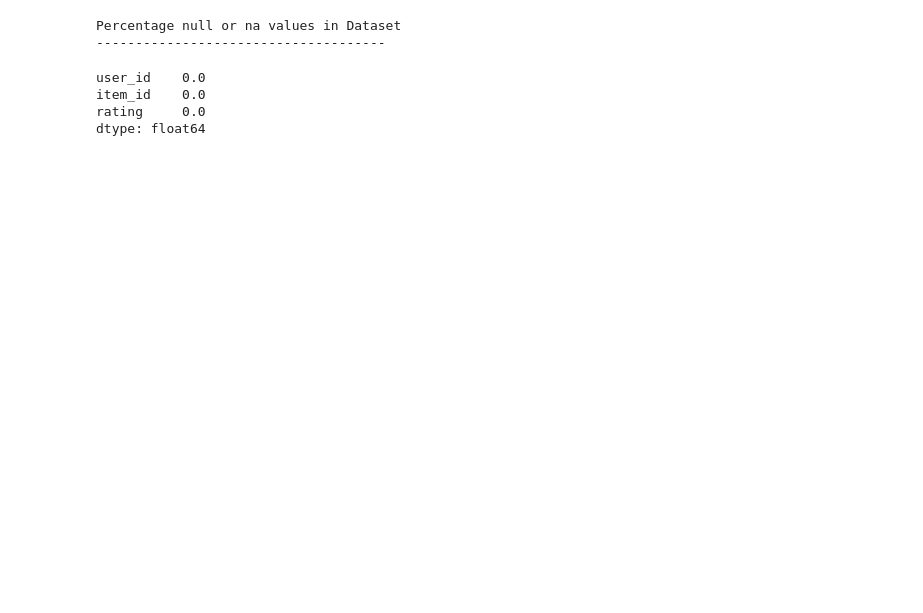
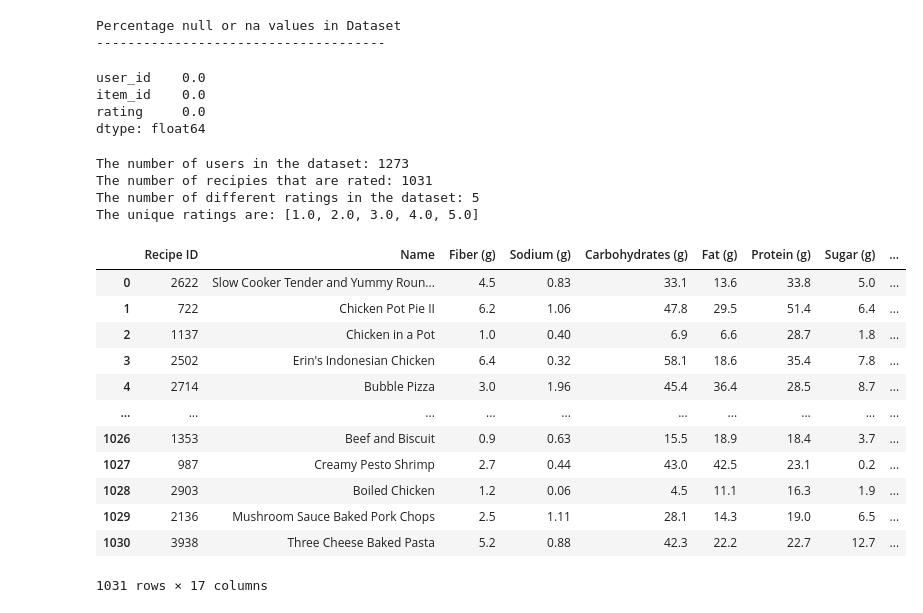
Before and after one commit to snorrealv/info345_semester_assignment, a Jupyter notebook: basic_recommender.ipynb, the cells around one changed output. Drawn from its saved outputs; the diff is of its cells as text; code cells hidden in the pictures; blank space fills up the shorter version.

Commit message:
Ryddet smått, viser mer tall, fått ut oppskrift navn fra annet dataframe, regner gjennomsnitt

```diff
--- a/basic_recommender.ipynb
+++ b/basic_recommender.ipynb
@@ -37,3 +58,40 @@ user_id    0.0
 item_id    0.0
 rating     0.0
 dtype: float64
+# %%
+######    IKKE VIKTIG MEN SER FINT UT???      ######
+
+
+# Number of users, recipies and ratings
+print('The number of users in the dataset:', user_item_rating['user_id'].nunique())
+
+print('The number of recipies that are rated:', user_item_rating['item_id'].nunique())
+
+print('The number of different ratings in the dataset:', user_item_rating['rating'].nunique())
+
+print('The unique ratings are:', sorted(user_item_rating['rating'].unique()))
+# %% [output]
+The number of users in the dataset: 1273
+The number of recipies that are rated: 1031
+The number of different ratings in the dataset: 5
+The unique ratings are: [1.0, 2.0, 3.0, 4.0, 5.0]
+# %%
+# reading in data from "item-profiles2.csv" to get the recipe names
+
+item_profiles2 = pd.read_csv("item-profiles2.csv",  on_bad_lines='skip', sep = ';')
+
+item_profiles2
+# %% [output]
+|  | Recipe ID | Name | Fiber (g) | Sodium (g) | Carbohydrates (g) | Fat (g) | Protein (g) | Sugar (g) | ... |
+| 0 | 2622 | Slow Cooker Tender and Yummy Roun... | 4.5 | 0.83 | 33.1 | 13.6 | 33.8 | 5.0 | ... |
+| 1 | 722 | Chicken Pot Pie II | 6.2 | 1.06 | 47.8 | 29.5 | 51.4 | 6.4 | ... |
+| 2 | 1137 | Chicken in a Pot | 1.0 | 0.40 | 6.9 | 6.6 | 28.7 | 1.8 | ... |
+| 3 | 2502 | Erin's Indonesian Chicken | 6.4 | 0.32 | 58.1 | 18.6 | 35.4 | 7.8 | ... |
+| 4 | 2714 | Bubble Pizza | 3.0 | 1.96 | 45.4 | 36.4 | 28.5 | 8.7 | ... |
+| ... | ... | ... | ... | ... | ... | ... | ... | ... | ... |
+| 1026 | 1353 | Beef and Biscuit | 0.9 | 0.63 | 15.5 | 18.9 | 18.4 | 3.7 | ... |
+| 1027 | 987 | Creamy Pesto Shrimp | 2.7 | 0.44 | 43.0 | 42.5 | 23.1 | 0.2 | ... |
+| 1028 | 2903 | Boiled Chicken | 1.2 | 0.06 | 4.5 | 11.1 | 16.3 | 1.9 | ... |
+| 1029 | 2136 | Mushroom Sauce Baked Pork Chops | 2.5 | 1.11 | 28.1 | 14.3 | 19.0 | 6.5 | ... |
+| 1030 | 3938 | Three Cheese Baked Pasta | 5.2 | 0.88 | 42.3 | 22.2 | 22.7 | 12.7 | ... |
+1031 rows × 17 columns
```
Also changed, not shown: parts of 22 cells of this notebook.
